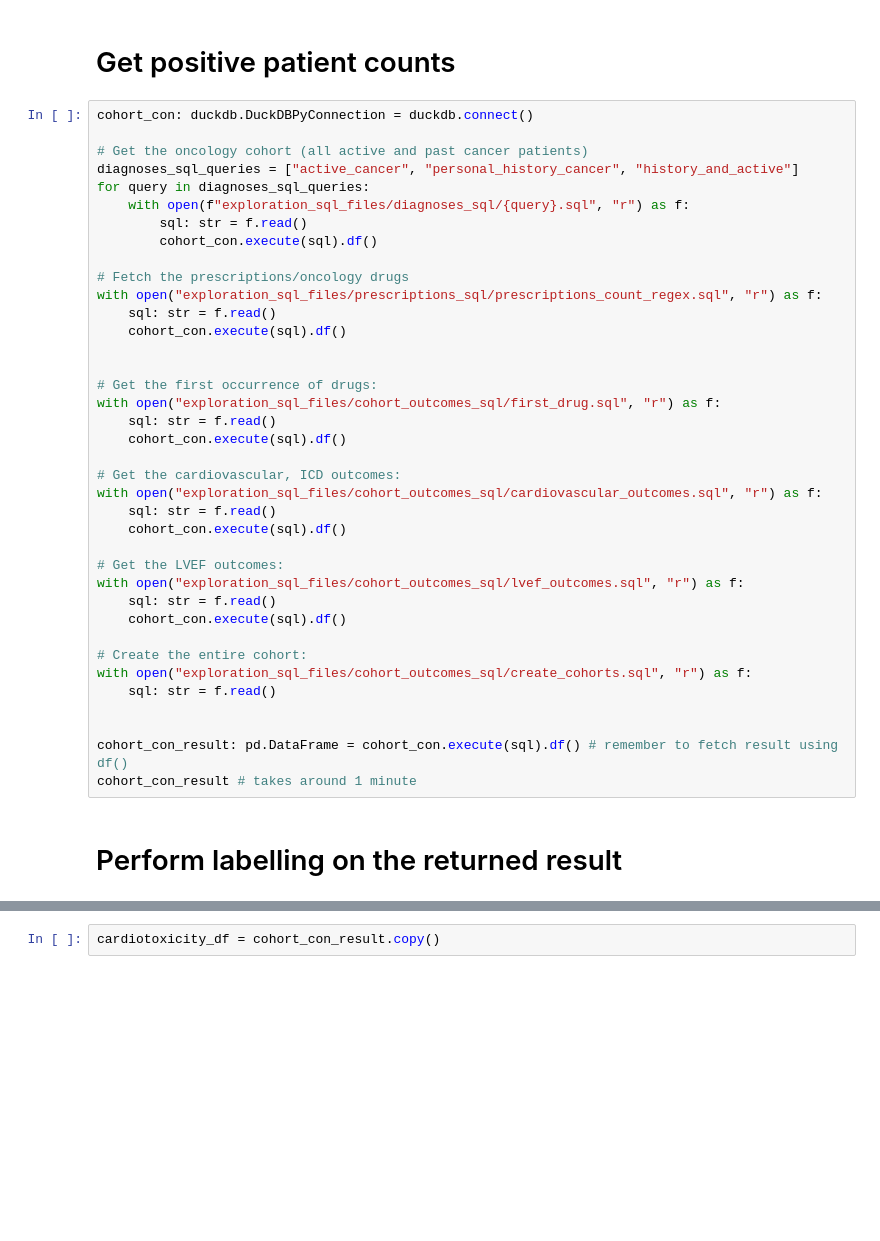
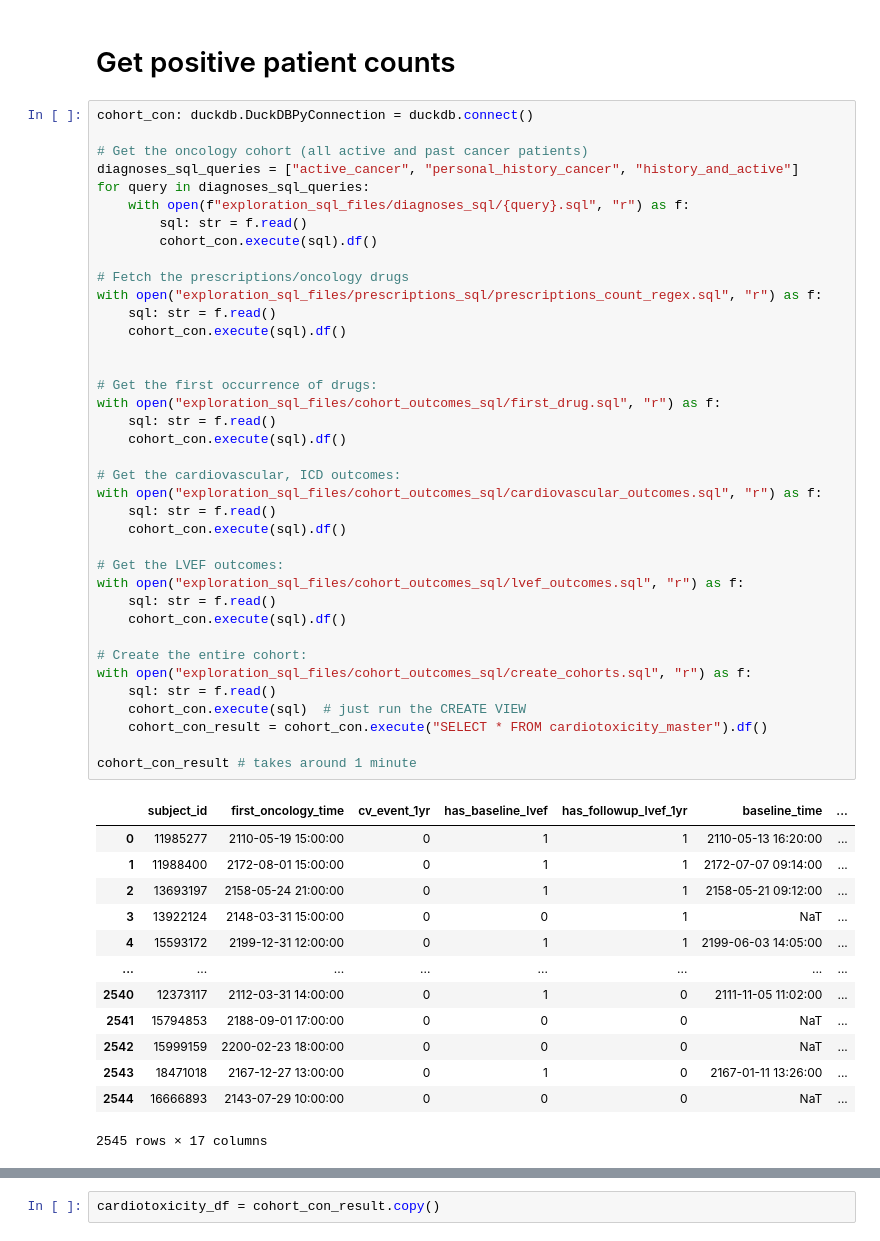
Before and after one commit to adihatake/MIMIC-Cardio-Oncology, a Jupyter notebook: drug_timeline_extraction.ipynb, the cells around one changed output, grey strips where cells are left out. Saved outputs shown, nothing was run; the diff lists cells and outputs as text; blank space fills up the shorter version.

```diff
--- a/drug_timeline_extraction.ipynb
+++ b/drug_timeline_extraction.ipynb
@@ -12,34 +13,46 @@ for query in diagnoses_sql_queries:
     with open(f"exploration_sql_files/diagnoses_sql/{query}.sql", "r") as f:
         sql: str = f.read()
         cohort_con.execute(sql).df()
 
 # Fetch the prescriptions/oncology drugs
 with open("exploration_sql_files/prescriptions_sql/prescriptions_count_regex.sql", "r") as f:
     sql: str = f.read()
     cohort_con.execute(sql).df()
 
 
 # Get the first occurrence of drugs:
 with open("exploration_sql_files/cohort_outcomes_sql/first_drug.sql", "r") as f:
     sql: str = f.read()
     cohort_con.execute(sql).df()
 
 # Get the cardiovascular, ICD outcomes:
 with open("exploration_sql_files/cohort_outcomes_sql/cardiovascular_outcomes.sql", "r") as f:
     sql: str = f.read()
     cohort_con.execute(sql).df()
 
 # Get the LVEF outcomes:
 with open("exploration_sql_files/cohort_outcomes_sql/lvef_outcomes.sql", "r") as f:
     sql: str = f.read()
     cohort_con.execute(sql).df()
 
 # Create the entire cohort:
 with open("exploration_sql_files/cohort_outcomes_sql/create_cohorts.sql", "r") as f:
     sql: str = f.read()
+    cohort_con.execute(sql)  # just run the CREATE VIEW
+    cohort_con_result = cohort_con.execute("SELECT * FROM cardiotoxicity_master").df()
 
-
-cohort_con_result: pd.DataFrame = cohort_con.execute(sql).df() # remember to fetch result using df()
 cohort_con_result # takes around 1 minute
+# %% [output]
+|  | subject_id | first_oncology_time | cv_event_1yr | has_baseline_lvef | has_followup_lvef_1yr | baseline_time | ... |
+| 0 | 11985277 | 2110-05-19 15:00:00 | 0 | 1 | 1 | 2110-05-13 16:20:00 | ... |
+| 1 | 11988400 | 2172-08-01 15:00:00 | 0 | 1 | 1 | 2172-07-07 09:14:00 | ... |
+| 2 | 13693197 | 2158-05-24 21:00:00 | 0 | 1 | 1 | 2158-05-21 09:12:00 | ... |
+| 3 | 13922124 | 2148-03-31 15:00:00 | 0 | 0 | 1 | NaT | ... |
+| 4 | 15593172 | 2199-12-31 12:00:00 | 0 | 1 | 1 | 2199-06-03 14:05:00 | ... |
+| ... | ... | ... | ... | ... | ... | ... | ... |
+| 2540 | 12373117 | 2112-03-31 14:00:00 | 0 | 1 | 0 | 2111-11-05 11:02:00 | ... |
+| 2541 | 15794853 | 2188-09-01 17:00:00 | 0 | 0 | 0 | NaT | ... |
+| 2542 | 15999159 | 2200-02-23 18:00:00 | 0 | 0 | 0 | NaT | ... |
+| 2543 | 18471018 | 2167-12-27 13:00:00 | 0 | 1 | 0 | 2167-01-11 13:26:00 | ... |
+| 2544 | 16666893 | 2143-07-29 10:00:00 | 0 | 0 | 0 | NaT | ... |
+2545 rows × 17 columns
-# %% [markdown]
-# Perform labelling on the returned result
```
Also changed, not shown: parts of 10 cells of this notebook.
